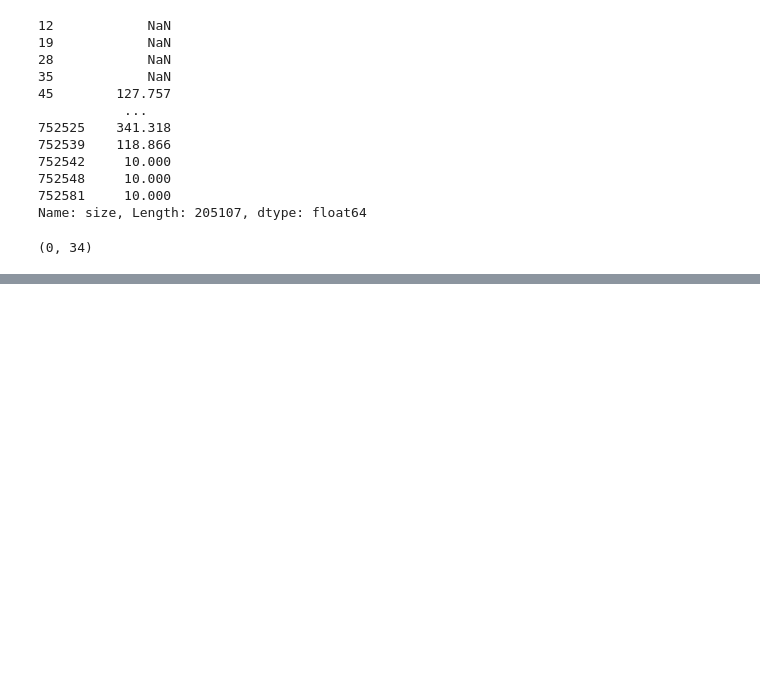
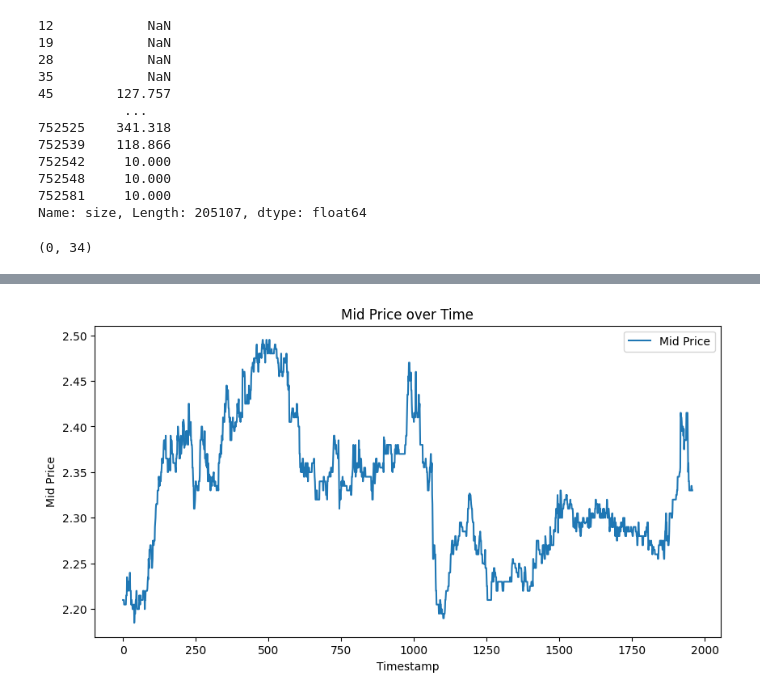
Before and after one commit to lBringerl/spoofing-detection, a Jupyter notebook: basic_eda.ipynb, the cells around one changed output, grey strips where cells are left out. Cells and saved outputs as stored; diff of their text form; code cells hidden in the pictures; blank space fills up the shorter version.

```diff
--- a/basic_eda.ipynb
+++ b/basic_eda.ipynb
@@ -151,25 +157,3 @@ def calculate_buy_cancel_velocity(price: float, alpha: float, delta_t_ns: int, b
 
 def calculate_sell_cancel_velocity(price: float, alpha: float, delta_t_ns: int, ask: float):
     return ((ask + alpha) - price) / delta_t_ns
-# %%
-from matplotlib import pyplot as plt
-
-
-def plot_mid_price(price_df, limit=100):
-    price_df = price_df.head(limit)
-    plt.figure(figsize=(10, 5))
-    plt.plot(price_df.time, price_df.mid_price, label='Mid Price')
-    plt.xlabel('Timestamp')
-    plt.ylabel('Mid Price')
-    plt.title('Mid Price over Time')
-    plt.legend()
-    plt.show()
-
-
-def plot_cumulative_momentum(cumulative_momentum):
-    plt.figure(figsize=(10, 5))
-    plt.plot(cumulative_momentum)
-    plt.xlabel('Timestamp')
-    plt.ylabel('Cumulative Momentum')
-    plt.title('Cumulative Momentum over Time')
-    plt.show()
@@ -424,0 +328,4 @@ full_channel_df[(full_channel_df.order_id == '0299ed2d-d33d-4313-a1d4-b74ce9cc9f
+# %%
+plot_mid_price(mean_price_full)
+# %% [output]
+[figure, added]
```
Also changed, not shown: parts of 29 cells of this notebook, 2 other files.
